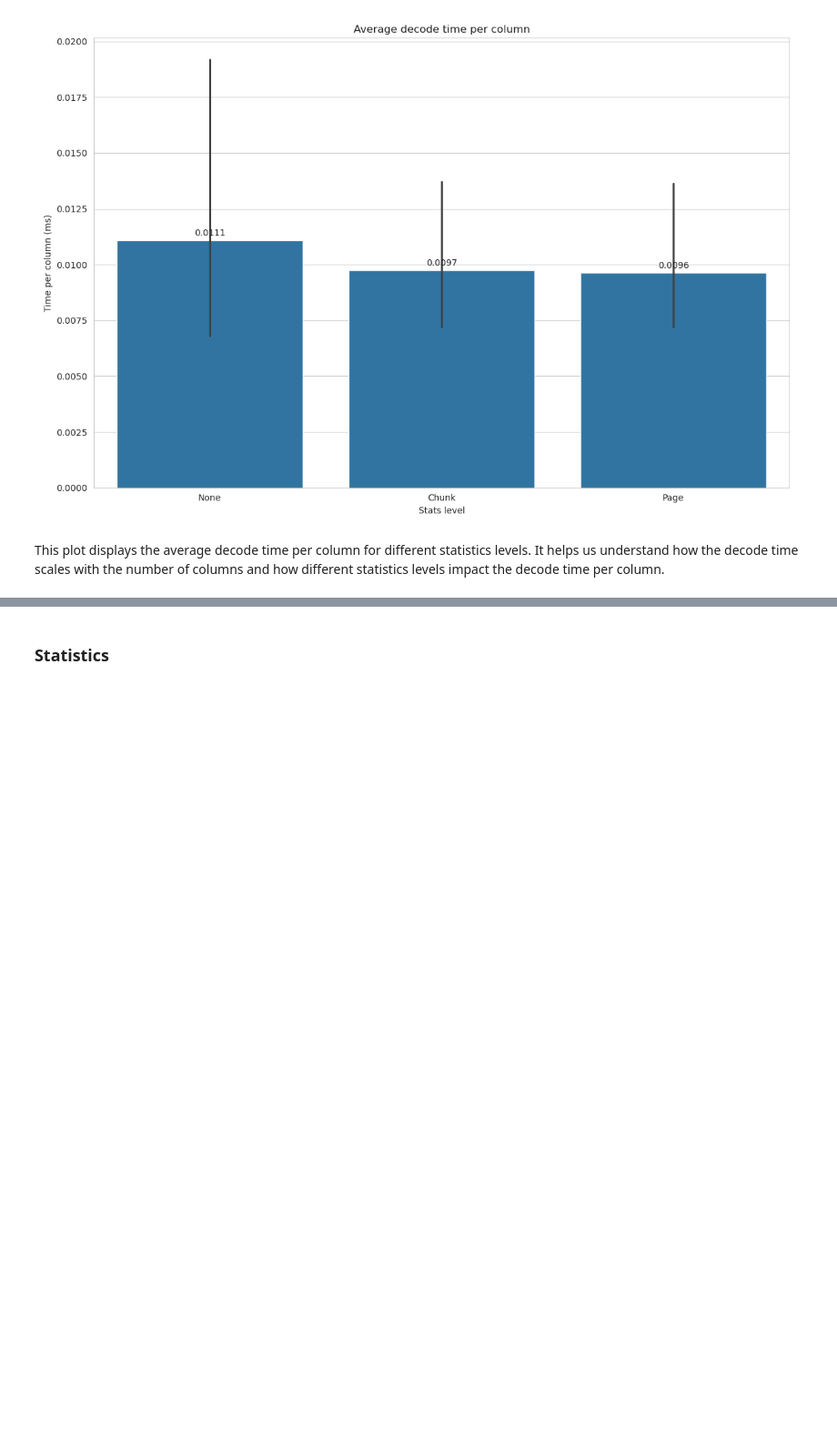
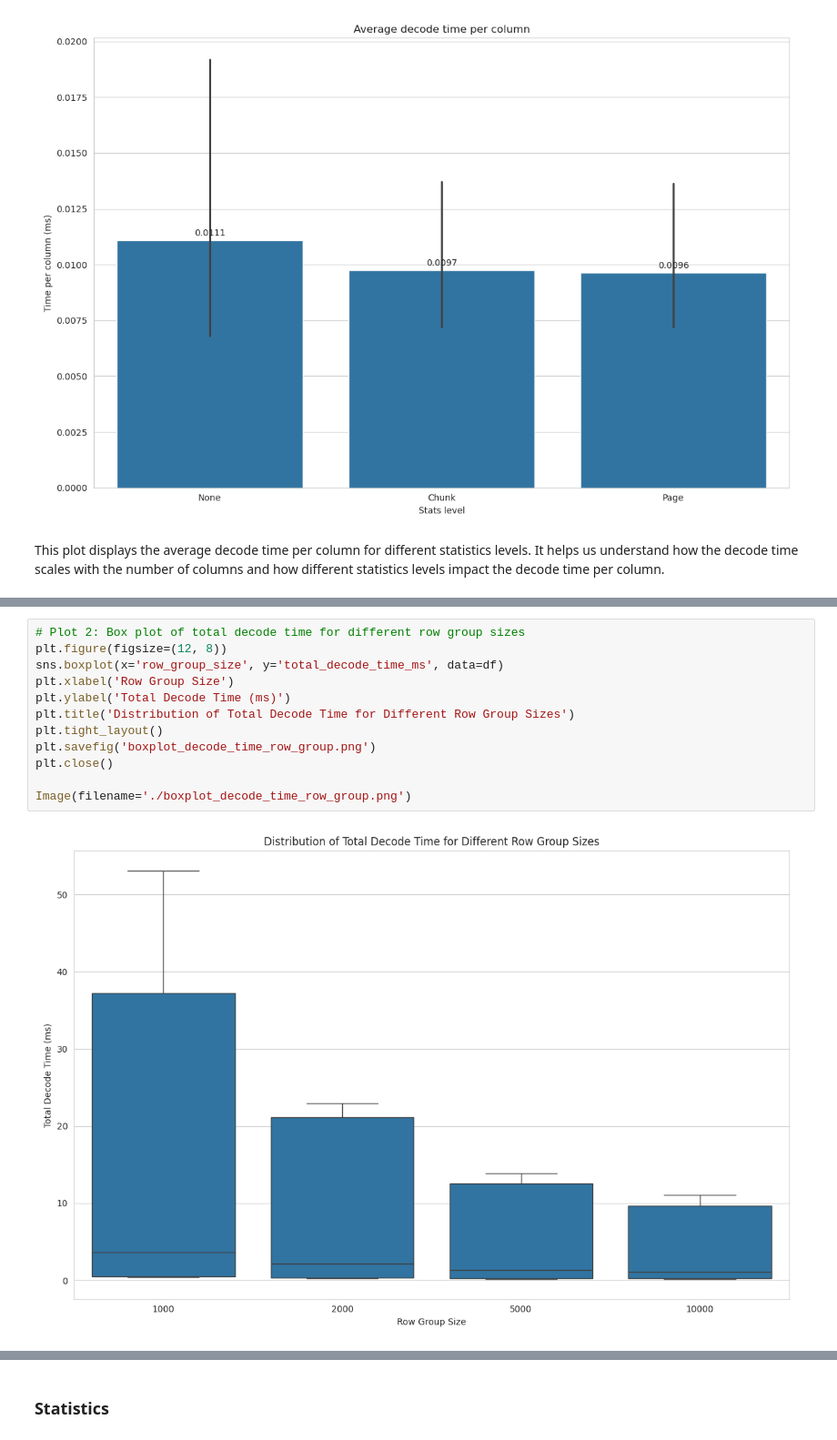
Before and after one commit to Neelaksh-Singh/gresearch_parquet_benchmarking, a Jupyter notebook: Parquet-CPP-Benchmarking.ipynb, the cells around one changed output, grey strips where cells are left out. Shown at 91% size. Saved outputs shown, nothing was run; the diff lists cells and outputs as text; blank space fills up the shorter version.

```diff
--- a/Parquet-CPP-Benchmarking.ipynb
+++ b/Parquet-CPP-Benchmarking.ipynb
@@ -465,0 +514,14 @@ This plot displays the average decode time per column for different statistics l
+# %%
+# Plot 2: Box plot of total decode time for different row group sizes
+plt.figure(figsize=(12, 8))
+sns.boxplot(x='row_group_size', y='total_decode_time_ms', data=df)
+plt.xlabel('Row Group Size')
+plt.ylabel('Total Decode Time (ms)')
+plt.title('Distribution of Total Decode Time for Different Row Group Sizes')
+plt.tight_layout()
+plt.savefig('boxplot_decode_time_row_group.png')
+plt.close()
+
+Image(filename='./boxplot_decode_time_row_group.png')
+# %% [output]
+[figure, added]
```
Also changed, not shown: parts of 7 cells of this notebook, 4 other files.
